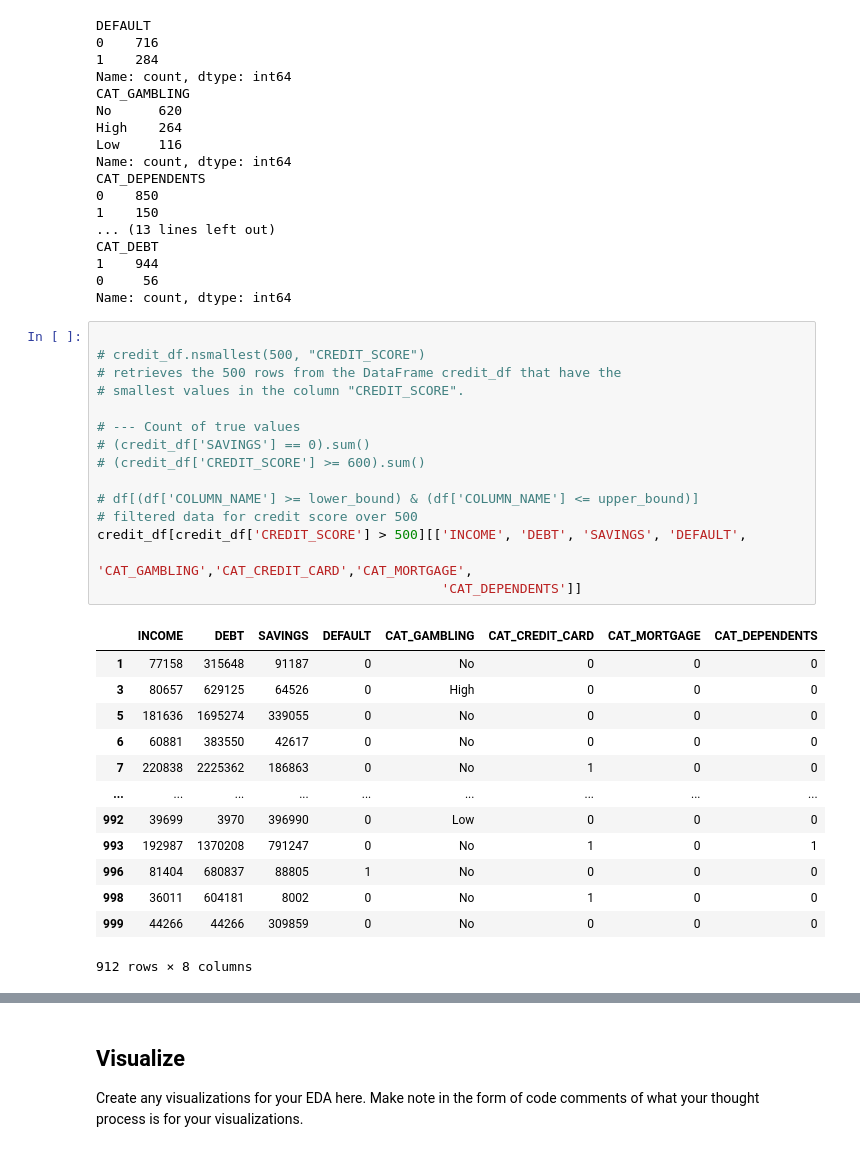
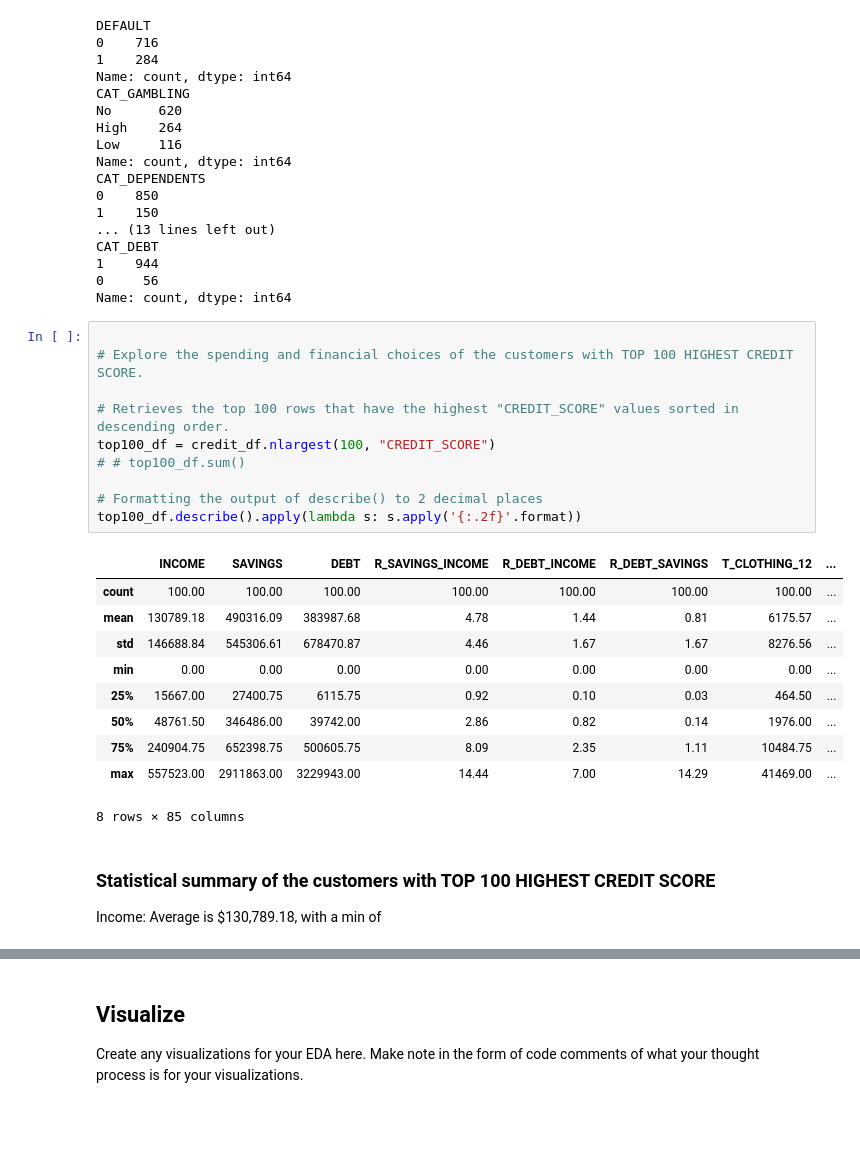
Before and after one commit to LSHAlluri/eda-checkpoint, a Jupyter notebook: checkpoint-two.ipynb, the cells around one changed output, grey strips where cells are left out. Cells and saved outputs as stored; diff of their text form; blank space fills up the shorter version.

```diff
--- a/checkpoint-two.ipynb
+++ b/checkpoint-two.ipynb
@@ -286,32 +299,28 @@ CAT_DEBT
 1    944
 0     56
 Name: count, dtype: int64
-# %%
-
-# credit_df.nsmallest(500, "CREDIT_SCORE")
-# retrieves the 500 rows from the DataFrame credit_df that have the
-# smallest values in the column "CREDIT_SCORE".
-
-# --- Count of true values
-# (credit_df['SAVINGS'] == 0).sum()
-# (credit_df['CREDIT_SCORE'] >= 600).sum()
-
-# df[(df['COLUMN_NAME'] >= lower_bound) & (df['COLUMN_NAME'] <= upper_bound)]
-# filtered data for credit score over 500
-credit_df[credit_df['CREDIT_SCORE'] > 500][['INCOME', 'DEBT', 'SAVINGS', 'DEFAULT',
-                                            'CAT_GAMBLING','CAT_CREDIT_CARD','CAT_MORTGAGE',
-                                            'CAT_DEPENDENTS']]
-# %% [output]
-|  | INCOME | DEBT | SAVINGS | DEFAULT | CAT_GAMBLING | CAT_CREDIT_CARD | CAT_MORTGAGE | CAT_DEPENDENTS |
-| 1 | 77158 | 315648 | 91187 | 0 | No | 0 | 0 | 0 |
-| 3 | 80657 | 629125 | 64526 | 0 | High | 0 | 0 | 0 |
-| 5 | 181636 | 1695274 | 339055 | 0 | No | 0 | 0 | 0 |
-| 6 | 60881 | 383550 | 42617 | 0 | No | 0 | 0 | 0 |
-| 7 | 220838 | 2225362 | 186863 | 0 | No | 1 | 0 | 0 |
-| ... | ... | ... | ... | ... | ... | ... | ... | ... |
-| 992 | 39699 | 3970 | 396990 | 0 | Low | 0 | 0 | 0 |
-| 993 | 192987 | 1370208 | 791247 | 0 | No | 1 | 0 | 1 |
-| 996 | 81404 | 680837 | 88805 | 1 | No | 0 | 0 | 0 |
-| 998 | 36011 | 604181 | 8002 | 0 | No | 1 | 0 | 0 |
-| 999 | 44266 | 44266 | 309859 | 0 | No | 0 | 0 | 0 |
-912 rows × 8 columns
+# %%
+
+# Explore the spending and financial choices of the customers with TOP 100 HIGHEST CREDIT SCORE.
+
+# Retrieves the top 100 rows that have the highest "CREDIT_SCORE" values sorted in descending order.
+top100_df = credit_df.nlargest(100, "CREDIT_SCORE")
+# # top100_df.sum()
+
+# Formatting the output of describe() to 2 decimal places
+top100_df.describe().apply(lambda s: s.apply('{:.2f}'.format))
+# %% [output]
+|  | INCOME | SAVINGS | DEBT | R_SAVINGS_INCOME | R_DEBT_INCOME | R_DEBT_SAVINGS | T_CLOTHING_12 | ... |
+| count | 100.00 | 100.00 | 100.00 | 100.00 | 100.00 | 100.00 | 100.00 | ... |
+| mean | 130789.18 | 490316.09 | 383987.68 | 4.78 | 1.44 | 0.81 | 6175.57 | ... |
+| std | 146688.84 | 545306.61 | 678470.87 | 4.46 | 1.67 | 1.67 | 8276.56 | ... |
+| min | 0.00 | 0.00 | 0.00 | 0.00 | 0.00 | 0.00 | 0.00 | ... |
+| 25% | 15667.00 | 27400.75 | 6115.75 | 0.92 | 0.10 | 0.03 | 464.50 | ... |
+| 50% | 48761.50 | 346486.00 | 39742.00 | 2.86 | 0.82 | 0.14 | 1976.00 | ... |
+| 75% | 240904.75 | 652398.75 | 500605.75 | 8.09 | 2.35 | 1.11 | 10484.75 | ... |
+| max | 557523.00 | 2911863.00 | 3229943.00 | 14.44 | 7.00 | 14.29 | 41469.00 | ... |
+8 rows × 85 columns
+# %% [markdown]
+### Statistical summary of the customers with TOP 100 HIGHEST CREDIT SCORE
+Income:
+Average is $130,789.18, with a min of
```
Also changed, not shown: parts of 4 cells of this notebook.
